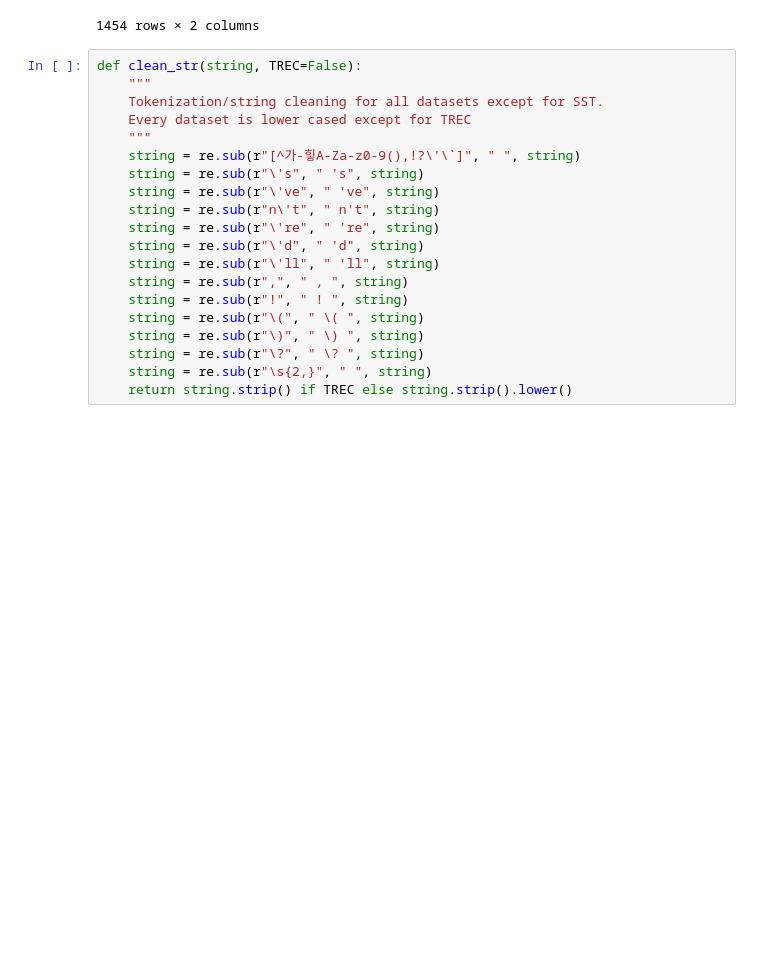
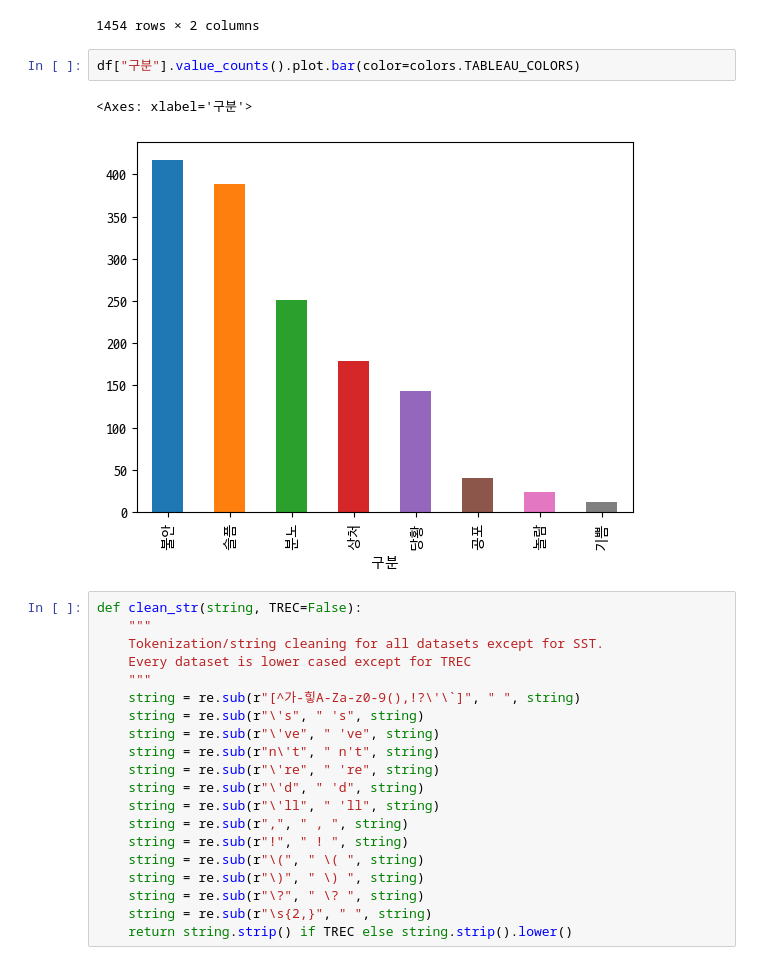
Before and after one commit to pal-ette/iNotePal, a Jupyter notebook: models/ryugibo_simple_model.ipynb, the cells around one changed output. Drawn from its saved outputs; the diff is of its cells as text; blank space fills up the shorter version.

```diff
--- a/models/ryugibo_simple_model.ipynb
+++ b/models/ryugibo_simple_model.ipynb
@@ -28,6 +39,11 @@ df
 | 1452 | 상처 | 이제 저도 한계가 온 거 같아요. |
 | 1453 | 상처 | 엄마한테 더 잘해줘야지 하다가도 내가 너무 힘들어서 지치고. |
 1454 rows × 2 columns
+# %%
+df["구분"].value_counts().plot.bar(color=colors.TABLEAU_COLORS)
+# %% [output]
+<Axes: xlabel='구분'>
+[figure, added]
 # %%
 def clean_str(string, TREC=False):
     """
```
Also changed, not shown: parts of 8 cells of this notebook.
